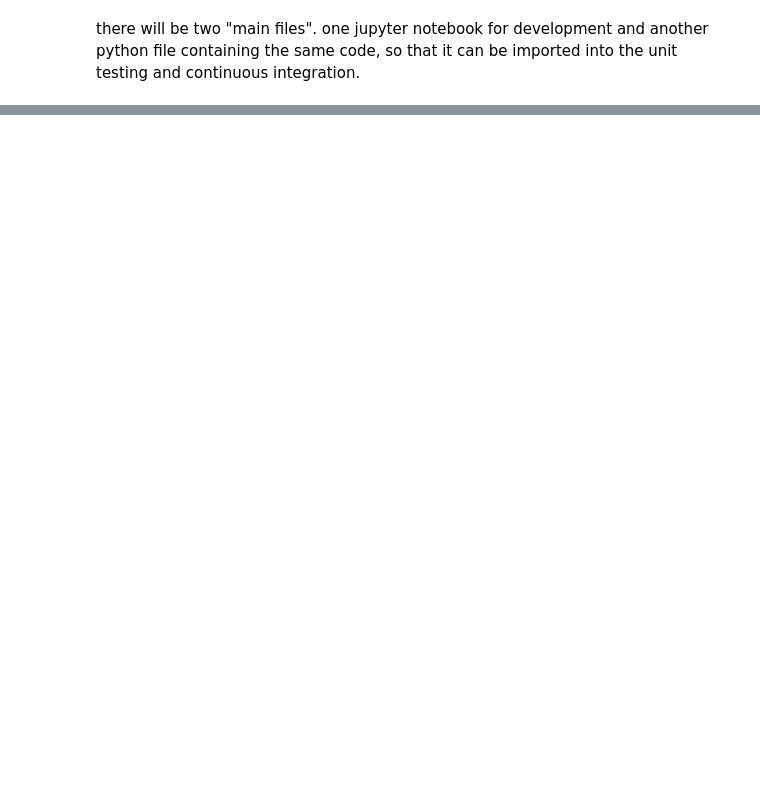
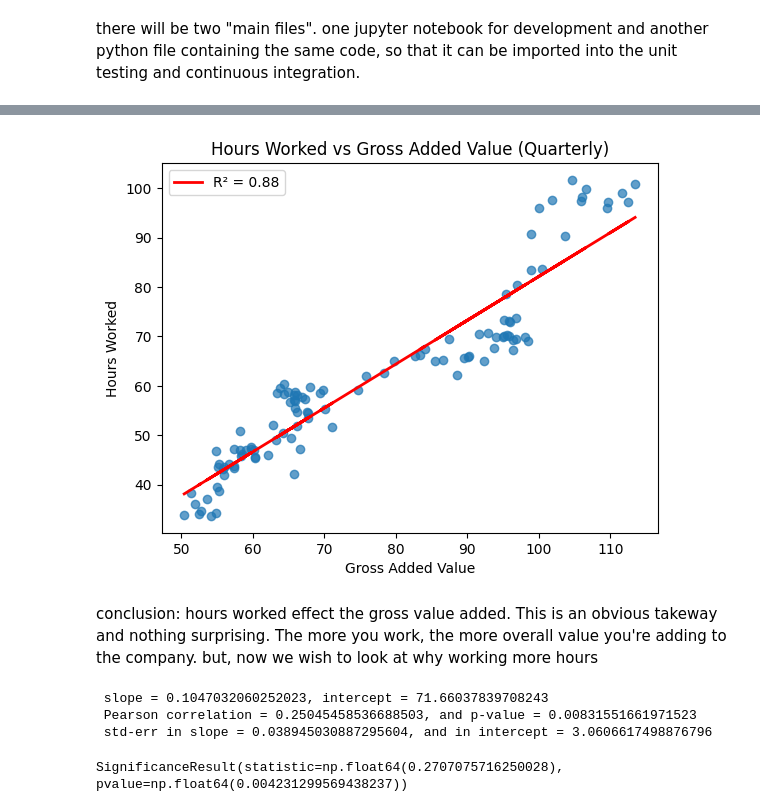
Before and after one commit to AdilY04/ConsultingHoursProductivity, a Jupyter notebook: eda_and_analysis/main.ipynb, the cells around one changed output, grey strips where cells are left out. Saved outputs shown, nothing was run; the diff lists cells and outputs as text; code cells hidden in the pictures; blank space fills up the shorter version.

```diff
--- a/eda_and_analysis/main.ipynb
+++ b/eda_and_analysis/main.ipynb
@@ -33,0 +65,34 @@ print(matrix)
+# %%
+#linear relationship is preferred, so lets look at that.
+r2 = result.rvalue ** 2
+
+# Plot
+plt.scatter(x, y, alpha=0.7)
+
+plt.plot(x, result.intercept + result.slope * x, color='red', linewidth=2, label=f'R² = {r2:.2f}')
+
+plt.xlabel('Gross Added Value')
+plt.ylabel('Hours Worked')
+
+plt.legend(loc='upper left')
+plt.title("Hours Worked vs Gross Added Value (Quarterly)")
+plt.show()
+# %% [output]
+[figure, added]
+# %% [markdown]
+conclusion: hours worked effect the gross value added. This is an obvious takeway and nothing surprising. The more you work, the more overall value you're adding to the company. but, now we wish to look at why working more hours
+# %%
+x1, y1 = mc_subset['Hours Worked'], mc_subset['Hourly Output']
+result = stats.linregress(x1, y1)
+
+print(f" slope = {result.slope}, intercept = {result.intercept}")
+print(f" Pearson correlation = {result.rvalue}, and p-value = {result.pvalue}")
+print(f" std-err in slope = {result.stderr}, and in intercept = {result.intercept_stderr}")
+
+#also checking spearman correlation
+stats.spearmanr(x1, y1)
+# %% [output]
+ slope = 0.1047032060252023, intercept = 71.66037839708243
+ Pearson correlation = 0.25045458536688503, and p-value = 0.00831551661971523
+ std-err in slope = 0.038945030887295604, and in intercept = 3.0606617498876796
+SignificanceResult(statistic=np.float64(0.2707075716250028), pvalue=np.float64(0.004231299569438237))
```
Also changed, not shown: parts of 10 cells of this notebook.
